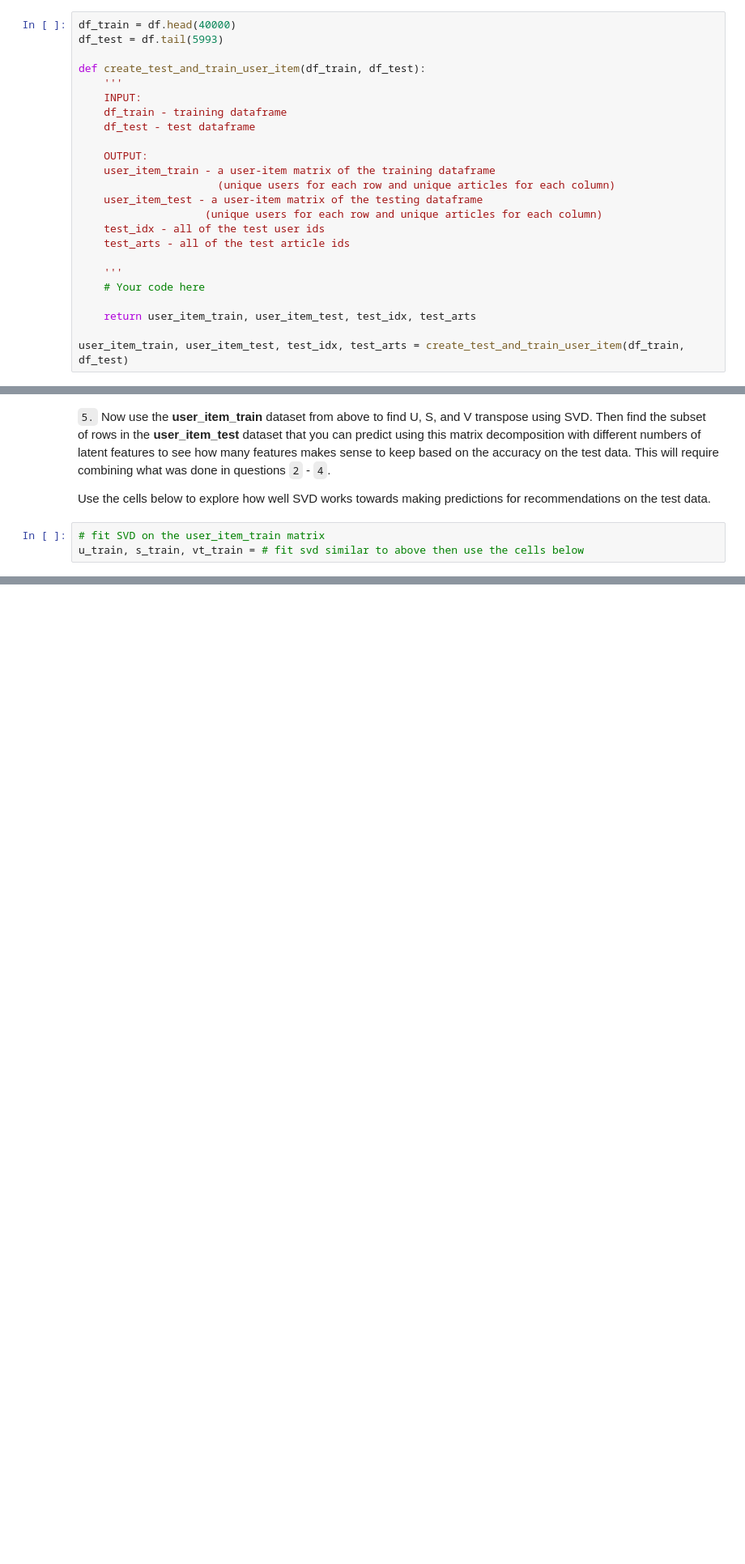
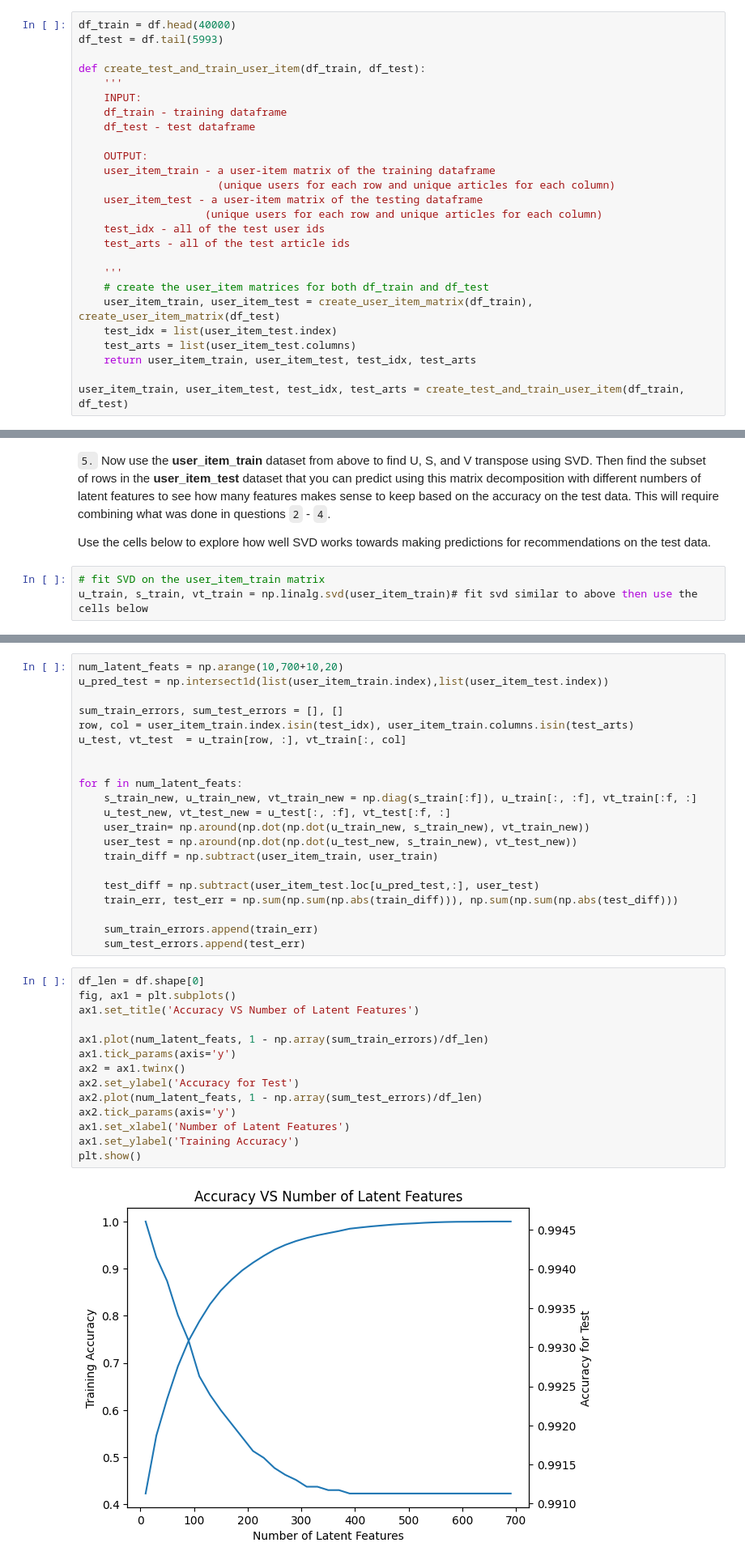
Before and after one commit to aurora-nat/ibm_recommendation_system, a Jupyter notebook: Recommendations_with_IBM.ipynb, the cells around one changed output, grey strips where cells are left out. Shown at 81% size. Drawn from its saved outputs; the diff is of its cells as text; blank space fills up the shorter version.

```diff
--- a/Recommendations_with_IBM.ipynb
+++ b/Recommendations_with_IBM.ipynb
@@ -788,8 +888,10 @@ def create_test_and_train_user_item(df_train, df_test):
     test_arts - all of the test article ids
 
     '''
-    # Your code here
-
+    # create the user_item matrices for both df_train and df_test
+    user_item_train, user_item_test = create_user_item_matrix(df_train), create_user_item_matrix(df_test)
+    test_idx = list(user_item_test.index)
+    test_arts = list(user_item_test.columns)
     return user_item_train, user_item_test, test_idx, test_arts
 
 user_item_train, user_item_test, test_idx, test_arts = create_test_and_train_user_item(df_train, df_test)
@@ -815,7 +943,7 @@ t.sol_4_test(sol_4_dict)
 Use the cells below to explore how well SVD works towards making predictions for recommendations on the test data.
 # %%
 # fit SVD on the user_item_train matrix
-u_train, s_train, vt_train = # fit svd similar to above then use the cells below
+u_train, s_train, vt_train = np.linalg.svd(user_item_train)# fit svd similar to above then use the cells below
 # %%
 # Use these cells to see how well you can use the training
 # decomposition to predict on test data
@@ -822,3 +953,40 @@ u_train, s_train, vt_train = # fit svd similar to above then use the cells below
+# %%
+num_latent_feats = np.arange(10,700+10,20)
+u_pred_test = np.intersect1d(list(user_item_train.index),list(user_item_test.index))
+
+sum_train_errors, sum_test_errors = [], []
+row, col = user_item_train.index.isin(test_idx), user_item_train.columns.isin(test_arts)
+u_test, vt_test  = u_train[row, :], vt_train[:, col]
+
+
+for f in num_latent_feats:
+    s_train_new, u_train_new, vt_train_new = np.diag(s_train[:f]), u_train[:, :f], vt_train[:f, :]
+    u_test_new, vt_test_new = u_test[:, :f], vt_test[:f, :]
+    user_train= np.around(np.dot(np.dot(u_train_new, s_train_new), vt_train_new))
+    user_test = np.around(np.dot(np.dot(u_test_new, s_train_new), vt_test_new))
+    train_diff = np.subtract(user_item_train, user_train)
+
+    test_diff = np.subtract(user_item_test.loc[u_pred_test,:], user_test)
+    train_err, test_err = np.sum(np.sum(np.abs(train_diff))), np.sum(np.sum(np.abs(test_diff)))
+
+    sum_train_errors.append(train_err)
+    sum_test_errors.append(test_err)
+# %%
+df_len = df.shape[0]
+fig, ax1 = plt.subplots()
+ax1.set_title('Accuracy VS Number of Latent Features')
+
+ax1.plot(num_latent_feats, 1 - np.array(sum_train_errors)/df_len)
+ax1.tick_params(axis='y')
+ax2 = ax1.twinx()
+ax2.set_ylabel('Accuracy for Test')
+ax2.plot(num_latent_feats, 1 - np.array(sum_test_errors)/df_len)
+ax2.tick_params(axis='y')
+ax1.set_xlabel('Number of Latent Features')
+ax1.set_ylabel('Training Accuracy')
+plt.show()
+# %% [output]
+[figure, added]
 # %% [markdown]
 `6.` Use the cell below to comment on the results you found in the previous question. Given the circumstances of your results, discuss what you might do to determine if the recommendations you make with any of the above recommendation systems are an improvement to how users currently find articles?
 # %% [markdown]
```
Also changed, not shown: parts of 25 cells of this notebook.
